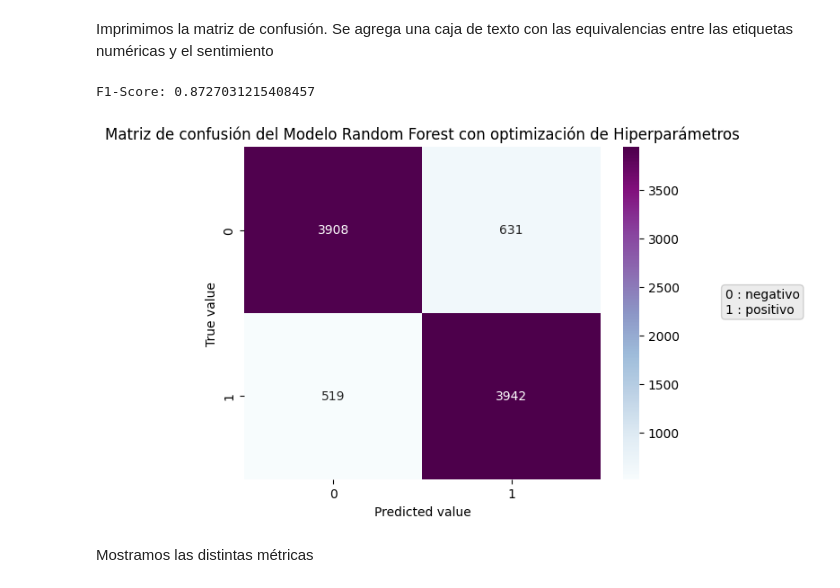
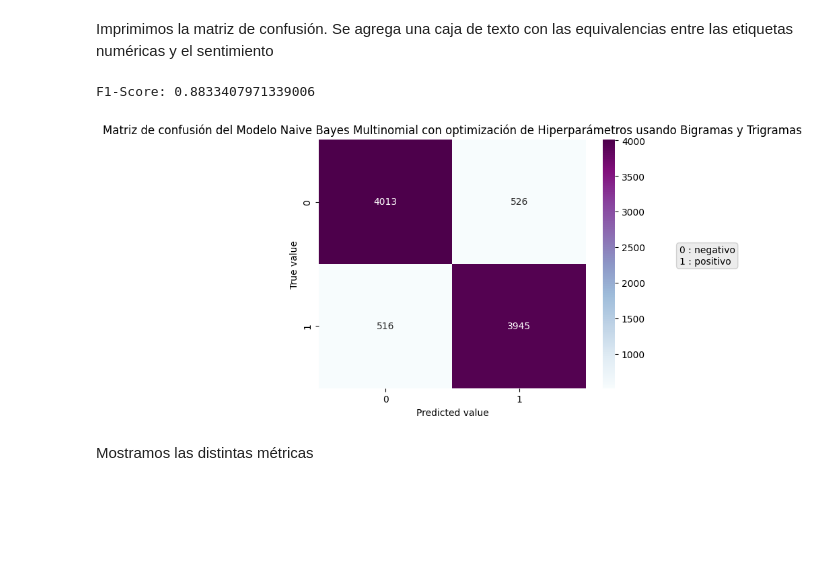
Before and after one commit to gabrieldiem/7506R-2C2023-GRUPO16, a Jupyter notebook: TP2/7506R_TP2_GRUPO16_ENTREGA_N2.ipynb, the cells around one changed output. Saved outputs shown, nothing was run; the diff lists cells and outputs as text; code cells hidden in the pictures; blank space fills up the shorter version.

```diff
--- a/TP2/7506R_TP2_GRUPO16_ENTREGA_N2.ipynb
+++ b/TP2/7506R_TP2_GRUPO16_ENTREGA_N2.ipynb
@@ -741,20 +599,22 @@ force_alpha: False
 # %% [markdown]
 Recreamos una pipeline con estos mejores parámetros
 # %%
-runNumber = 4
+runNumber = 10
+hyperparameters = bestHyperparams2_2
 
 parametersVectorizer = {
     'strip_accents': hyperparameters["strip_accents"],
     'lowercase': hyperparameters["lowercase"],
-    'ngram_range': hyperparameters["ngram_range"],
+    'ngram_range': (2,2),
     'binary': hyperparameters["binary"],
+    'stop_words': stopwordsArray,
     'analyzer': 'word'
 }
 
 parametersTransformer = {
     'norm': hyperparameters["norm"],
-    'use_idf': hyperparameters["use_idf"],
-    'sublinear_tf': hyperparameters["sublinear_tf"],
+    'use_idf': True,
+    'sublinear_tf': True,
 }
 
 parametersModel = {
@@ -953,37 +780,37 @@ min_samples_leaf: 3
+# %%
+bestHyperparams2_3 = {'strip_accents': 'ascii', 'lowercase': False, 'binary': False, 'norm': 'l1', 'alpha': 0.007403739540722517, 'force_alpha': True}
 # %% [markdown]
 Recreamos una pipeline con estos mejores parámetros
 # %%
-runNumber = 3
+runNumber = 11
+hyperparameters = bestHyperparams2_3
 
 parametersVectorizer = {
     'strip_accents': hyperparameters["strip_accents"],
     'lowercase': hyperparameters["lowercase"],
-    'ngram_range': hyperparameters["ngram_range"],
+    'ngram_range': (2,3),
     'binary': hyperparameters["binary"],
+    'stop_words': stopwordsArray,
     'analyzer': 'word'
 }
 
 parametersTransformer = {
     'norm': hyperparameters["norm"],
-    'use_idf': hyperparameters["use_idf"],
-    'sublinear_tf': hyperparameters["sublinear_tf"],
+    'use_idf': True,
+    'sublinear_tf': True,
 }
 
 parametersModel = {
-    'n_estimators': hyperparameters["n_estimators"],
-    'criterion': hyperparameters["criterion"],
-    'min_samples_split' : hyperparameters["min_samples_split"],
-    'min_samples_leaf' : hyperparameters["min_samples_leaf"],
-    'n_jobs': -1,
-    'random_state': 1
+    'alpha': hyperparameters["alpha"],
+    'force_alpha': hyperparameters["force_alpha"],
 }
 
-rfPipeline = Pipeline(steps=[
+multinomialNBPipeline = Pipeline(steps=[
     ('vectorizer', CountVectorizer(**parametersVectorizer)),
     ('tfidfTransformer', TfidfTransformer(**parametersTransformer)),
-    ('randomForest', RandomForestClassifier(**parametersModel))
+    ('multinomialNB', MultinomialNB(**parametersModel))
 ])
 
-rfPipeline.fit(x_train, y_train)
+multinomialNBPipeline.fit(x_train, y_train)
 # %% [output]
 Pipeline(steps=[('vectorizer',
@@ -997,22 +829,22 @@ Pipeline(steps=[('vectorizer',
 # %% [markdown]
 Esta es la misma predicción de test que se realizó durante el estudio
 # %%
-y_pred = rfPipeline.predict(x_test)
+y_pred = multinomialNBPipeline.predict(x_test)
 # %% [markdown]
 Imprimimos la matriz de confusión. Se agrega una caja de texto con las equivalencias entre las etiquetas numéricas y el sentimiento
 # %%
 print('F1-Score: {}'.format(f1_score(y_test, y_pred, average='binary')))
 
 confussionMatrix = confusion_matrix(y_true=y_test, y_pred=y_pred)
 sns.heatmap(confussionMatrix,cmap='BuPu', annot=True, fmt='g')
 plt.xlabel('Predicted value')
 plt.ylabel('True value')
-plt.title("Matriz de confusión del Modelo Random Forest con optimización de Hiperparámetros")
+plt.title("Matriz de confusión del Modelo Naive Bayes Multinomial con optimización de Hiperparámetros usando Bigramas y Trigramas")
 plt.text(2.7, 1, f"0 : {labelEncoder.inverse_transform([0])[0]}\n1 : {labelEncoder.inverse_transform([1])[0]}", bbox=dict(boxstyle='round', facecolor='grey', alpha=0.15))
 plt.show()
 # %% [output]
-F1-Score: 0.8727031215408457
+F1-Score: 0.8833407971339006
-[figure, old version]
+[figure, new version]
 # %% [markdown]
 Mostramos las distintas métricas
 # %%
```
Also changed, not shown: parts of 127 cells of this notebook, 22 other files.
